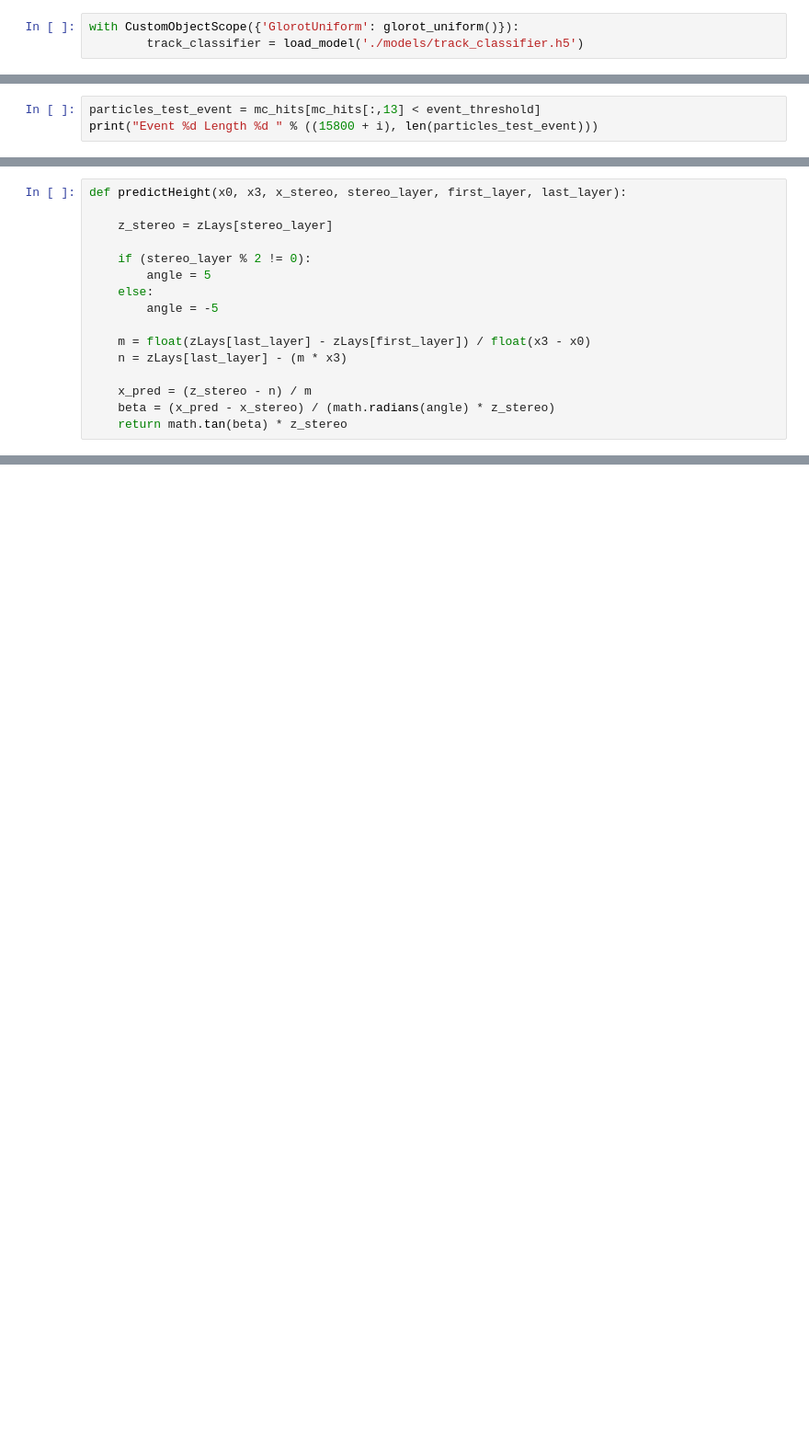
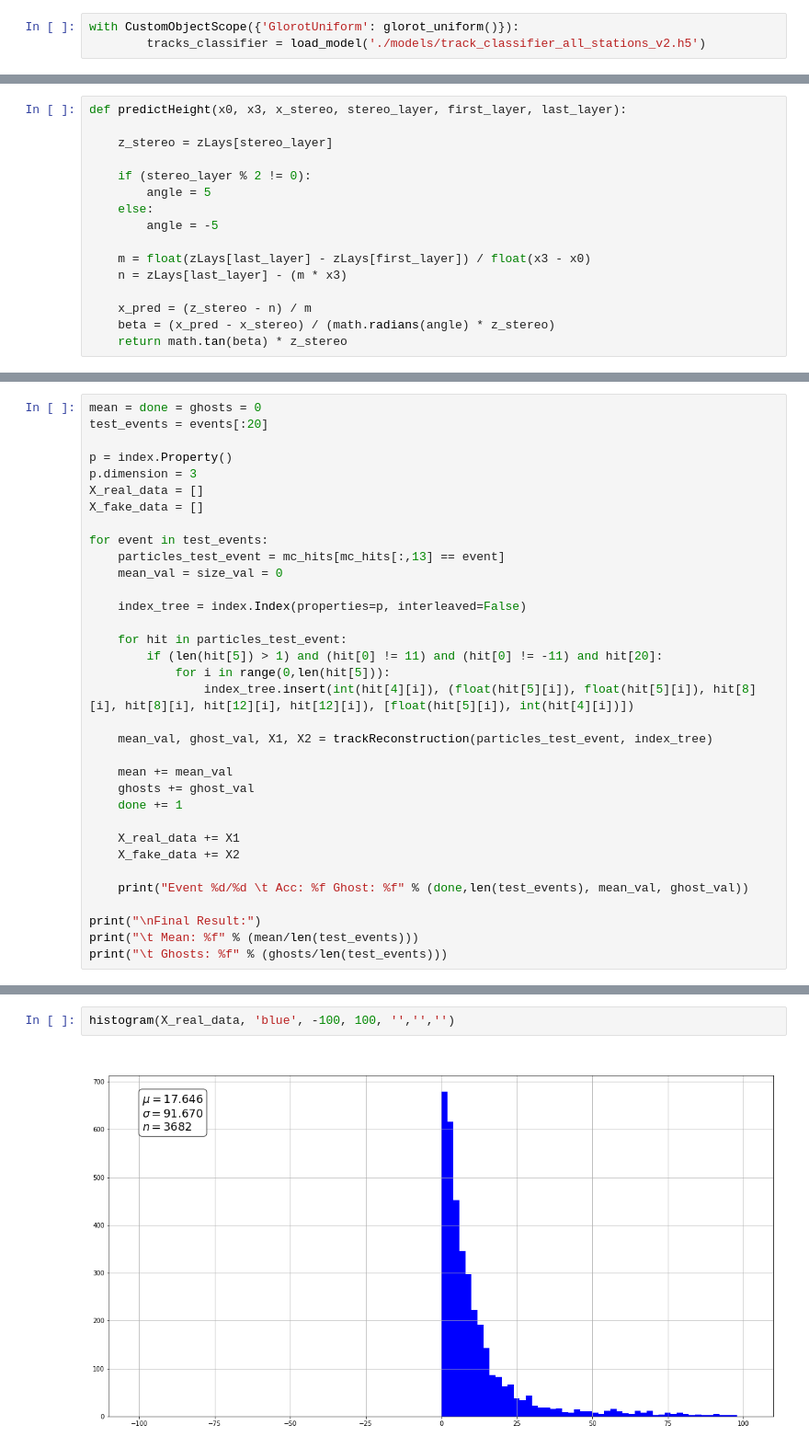
Before and after one commit to gabrielcammany/LHCb-CERN, a Jupyter notebook: notebooks/reconstruction/Track_Reconstruction.ipynb, the cells around one changed output, grey strips where cells are left out. Shown at 92% size. Drawn from its saved outputs; the diff is of its cells as text; blank space fills up the shorter version.

Commit message:
Updated track reconstruction algorithm with pretty good results for tracks containing all hits

```diff
--- a/notebooks/reconstruction/Track_Reconstruction.ipynb
+++ b/notebooks/reconstruction/Track_Reconstruction.ipynb
@@ -61,7 +64,7 @@ Instructions for updating:
 Use tf.cast instead.
 # %%
 with CustomObjectScope({'GlorotUniform': glorot_uniform()}):
-        track_classifier = load_model('./models/track_classifier.h5')
+        tracks_classifier = load_model('./models/track_classifier_all_stations_v2.h5')
 # %%
 %store -r zLays
 %store -r max_x
@@ -94,3 +94,0 @@ event_threshold = 15838
-# %%
-particles_test_event = mc_hits[mc_hits[:,13] < event_threshold]
-print("Event %d Length %d " % ((15800 + i), len(particles_test_event)))
@@ -570,0 +339,34 @@ mean_size += len(valid)
+# %%
+mean = done = ghosts = 0
+test_events = events[:20]
+
+p = index.Property()
+p.dimension = 3
+X_real_data = []
+X_fake_data = []
+
+for event in test_events:
+    particles_test_event = mc_hits[mc_hits[:,13] == event]
+    mean_val = size_val = 0
+
+    index_tree = index.Index(properties=p, interleaved=False)
+
+    for hit in particles_test_event:
+        if (len(hit[5]) > 1) and (hit[0] != 11) and (hit[0] != -11) and hit[20]:
+            for i in range(0,len(hit[5])):
+                index_tree.insert(int(hit[4][i]), (float(hit[5][i]), float(hit[5][i]), hit[8][i], hit[8][i], hit[12][i], hit[12][i]), [float(hit[5][i]), int(hit[4][i])])
+
+    mean_val, ghost_val, X1, X2 = trackReconstruction(particles_test_event, index_tree)
+
+    mean += mean_val
+    ghosts += ghost_val
+    done += 1
+
+    X_real_data += X1
+    X_fake_data += X2
+
+    print("Event %d/%d \t Acc: %f Ghost: %f" % (done,len(test_events), mean_val, ghost_val))
+
+print("\nFinal Result:")
+print("\t Mean: %f" % (mean/len(test_events)))
+print("\t Ghosts: %f" % (ghosts/len(test_events)))
@@ -570,0 +391,4 @@ mean_size += len(valid)
+# %%
+histogram(X_real_data, 'blue', -100, 100, '','','')
+# %% [output]
+[figure, added]
```
Also changed, not shown: parts of 20 cells of this notebook, 20 other files.
